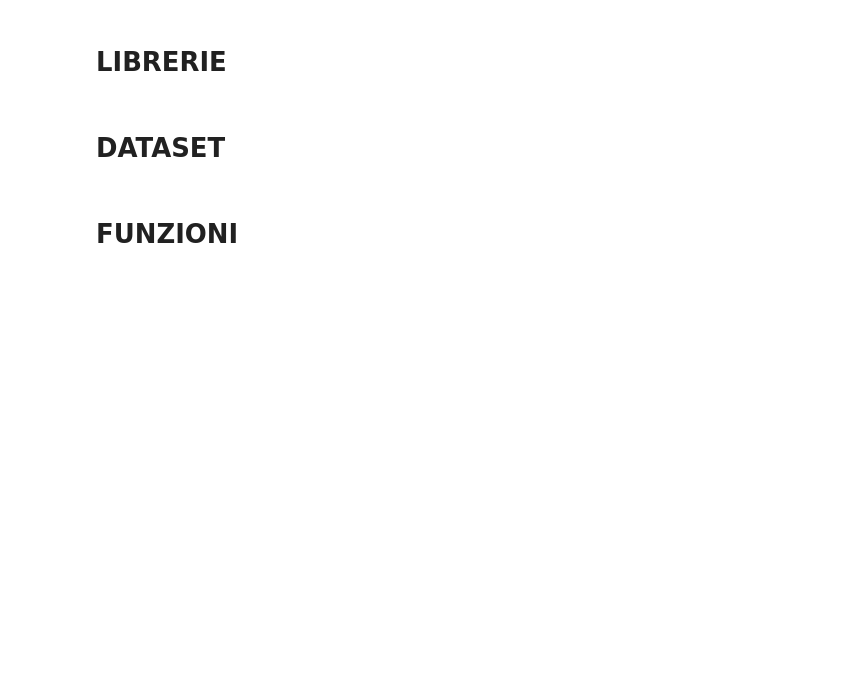
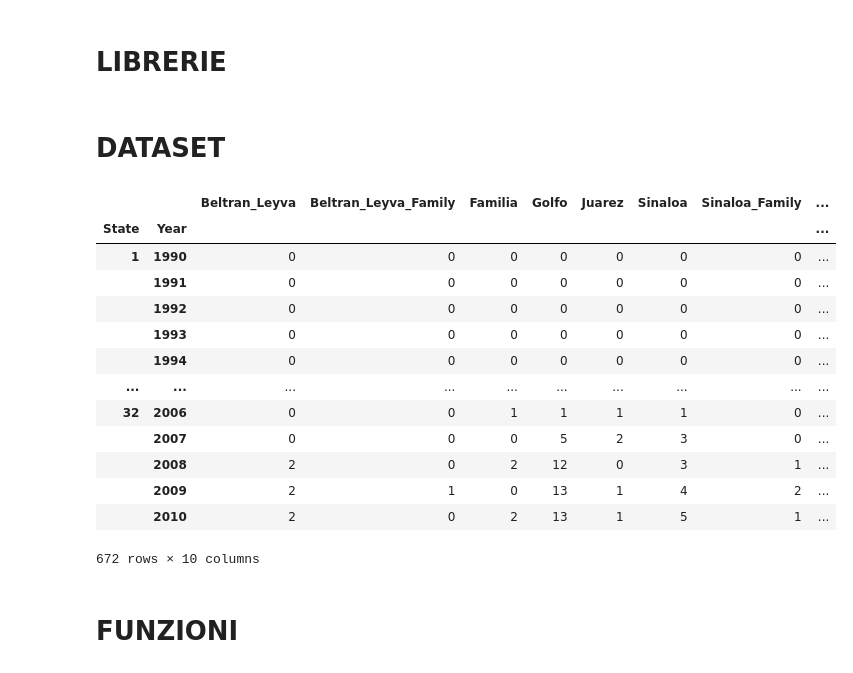
Before and after one commit to emacarta/Mexico-Drug-Traffic-Activities, a Jupyter notebook: Mexican_Drug_Cartell_Analysis.ipynb, the cells around one changed output. Drawn from its saved outputs; the diff is of its cells as text; code cells hidden in the pictures; blank space fills up the shorter version.

```diff
--- a/Mexican_Drug_Cartell_Analysis.ipynb
+++ b/Mexican_Drug_Cartell_Analysis.ipynb
@@ -13,6 +13,23 @@ dataset = pd.read_csv('/Users/emanuele/Desktop/SNA/PROGETTO/DATASET/CosciaRios20
 dataset.drop('Code', axis=1, inplace=True) #rimuoviamo la collona dove sono presenti i codici "provinciali"
 dataset = dataset.groupby(['State','Year']).sum() #sommiamo le nostre istanze in base a Stato e Anno
 dataset.to_csv('Mexican_Drug_Cartels_dta.csv') #salviamo il dataset
+# %%
+dataset
+# %% [output]
+|  |  | Beltran_Leyva | Beltran_Leyva_Family | Familia | Golfo | Juarez | Sinaloa | Sinaloa_Family | ... |
+| State | Year |  |  |  |  |  |  |  | ... |
+| 1 | 1990 | 0 | 0 | 0 | 0 | 0 | 0 | 0 | ... |
+|  | 1991 | 0 | 0 | 0 | 0 | 0 | 0 | 0 | ... |
+|  | 1992 | 0 | 0 | 0 | 0 | 0 | 0 | 0 | ... |
+|  | 1993 | 0 | 0 | 0 | 0 | 0 | 0 | 0 | ... |
+|  | 1994 | 0 | 0 | 0 | 0 | 0 | 0 | 0 | ... |
+| ... | ... | ... | ... | ... | ... | ... | ... | ... | ... |
+| 32 | 2006 | 0 | 0 | 1 | 1 | 1 | 1 | 0 | ... |
+|  | 2007 | 0 | 0 | 0 | 5 | 2 | 3 | 0 | ... |
+|  | 2008 | 2 | 0 | 2 | 12 | 0 | 3 | 1 | ... |
+|  | 2009 | 2 | 1 | 0 | 13 | 1 | 4 | 2 | ... |
+|  | 2010 | 2 | 0 | 2 | 13 | 1 | 5 | 1 | ... |
+672 rows × 10 columns
 # %%
 dataset = pd.read_csv('/Users/emanuele/Desktop/SNA/PROGETTO/Mexican_Drug_Cartels_dta.csv')
 #dividiamo il nostro datastet in due decadi
```
Also changed, not shown: parts of 12 cells of this notebook.
